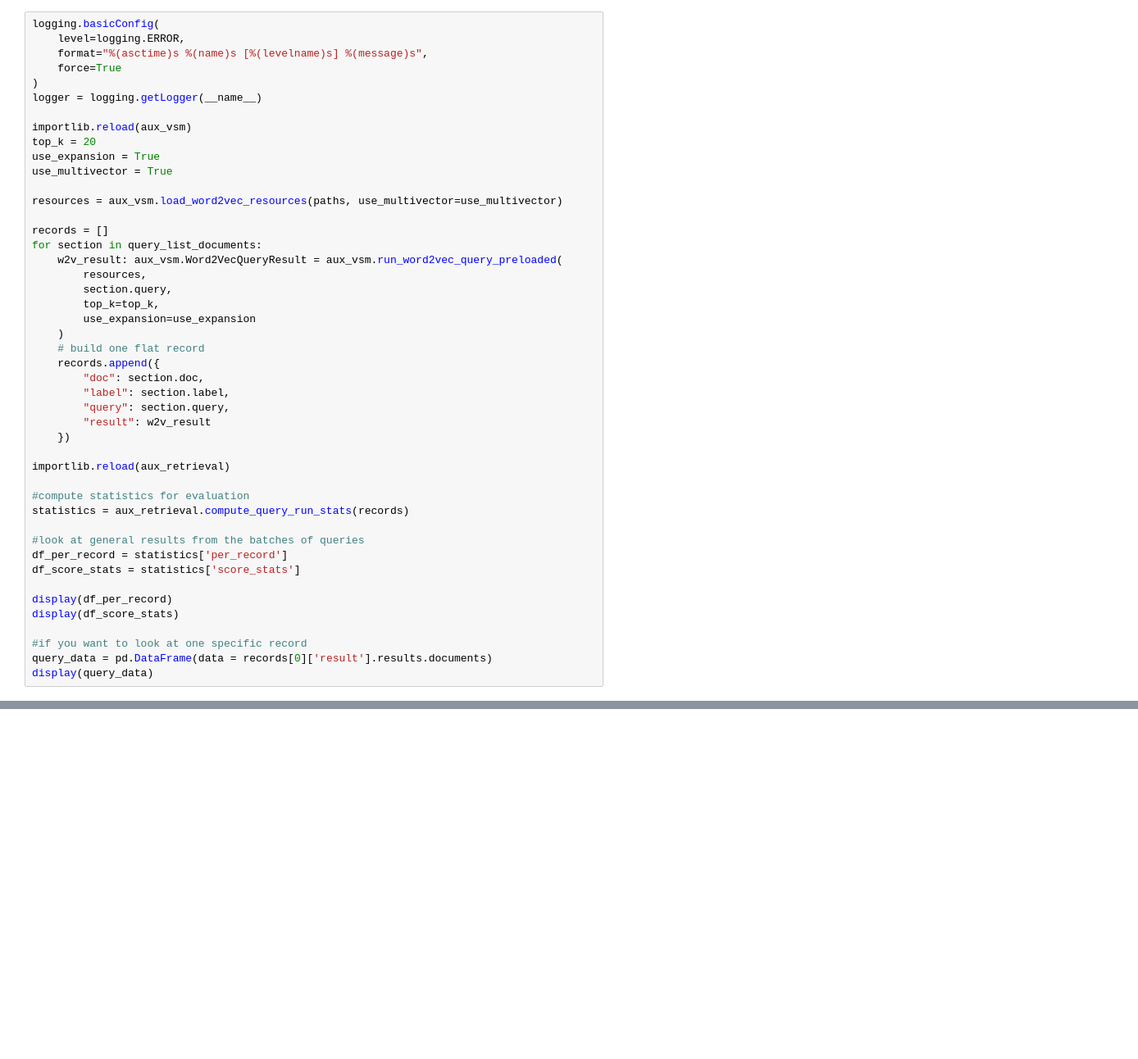
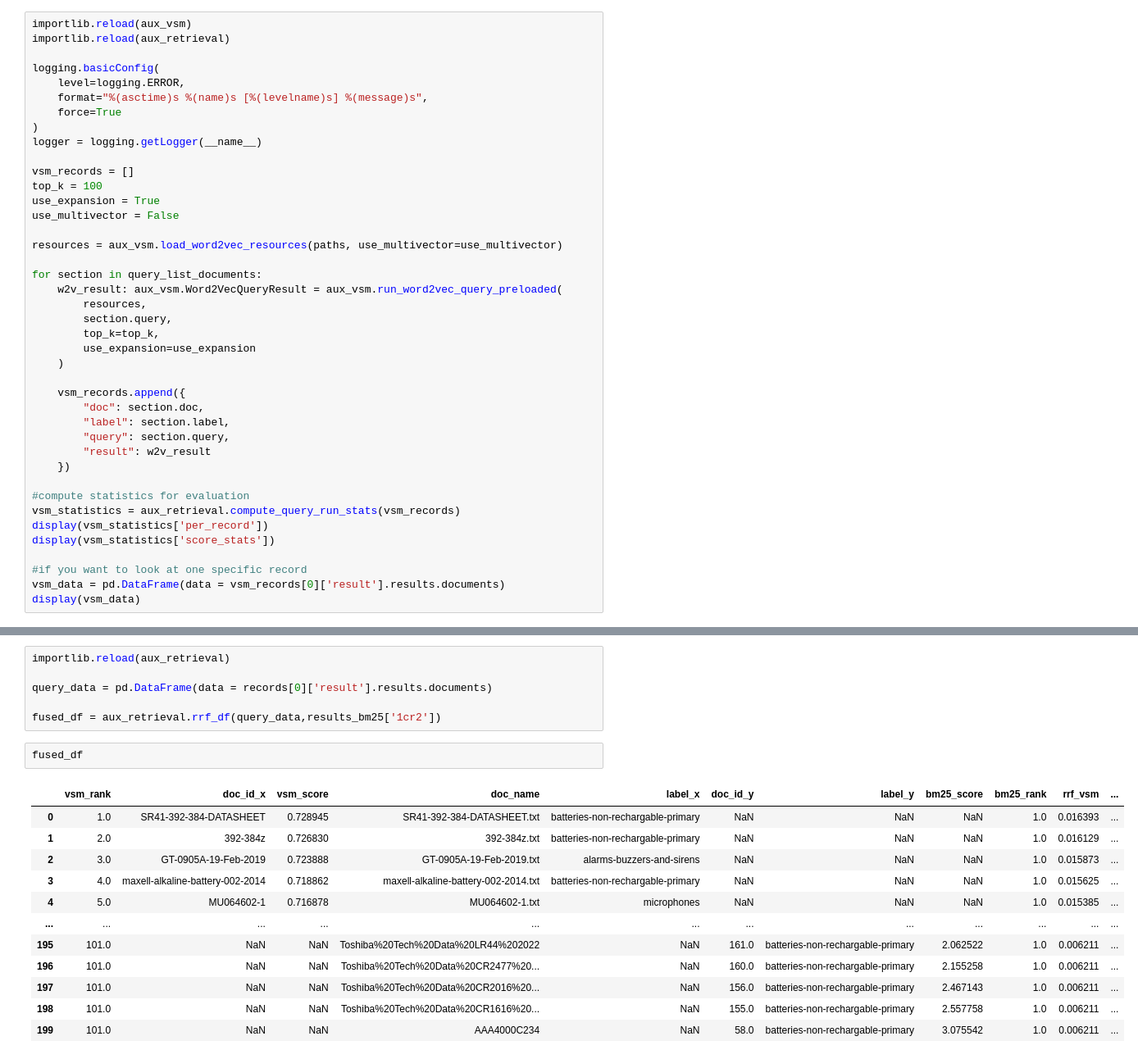
Before and after one commit to pablodevicente/RI_2-Product_Catalog_Classifier, a Jupyter notebook: 01-code/09 - retrieval_evaluation.ipynb, the cells around one changed output, grey strips where cells are left out. Shown: that part at 82% size. Saved outputs shown, nothing was run; the diff lists cells and outputs as text; blank space fills up the shorter version.

```diff
--- a/01-code/09 - retrieval_evaluation.ipynb
+++ b/01-code/09 - retrieval_evaluation.ipynb
@@ -220,4 +98,7 @@ display(df)
 # %%
+importlib.reload(aux_vsm)
+importlib.reload(aux_retrieval)
+
 logging.basicConfig(
     level=logging.ERROR,
     format="%(asctime)s %(name)s [%(levelname)s] %(message)s",
@@ -225,14 +106,13 @@ logging.basicConfig(
 )
 logger = logging.getLogger(__name__)
 
-importlib.reload(aux_vsm)
-top_k = 20
+vsm_records = []
+top_k = 100
 use_expansion = True
-use_multivector = True
+use_multivector = False
 
 resources = aux_vsm.load_word2vec_resources(paths, use_multivector=use_multivector)
 
-records = []
 for section in query_list_documents:
     w2v_result: aux_vsm.Word2VecQueryResult = aux_vsm.run_word2vec_query_preloaded(
         resources,
@@ -240,26 +120,19 @@ for section in query_list_documents:
         top_k=top_k,
         use_expansion=use_expansion
     )
-    # build one flat record
-    records.append({
+
+    vsm_records.append({
         "doc": section.doc,
         "label": section.label,
         "query": section.query,
         "result": w2v_result
     })
 
-importlib.reload(aux_retrieval)
-
 #compute statistics for evaluation
-statistics = aux_retrieval.compute_query_run_stats(records)
-
-#look at general results from the batches of queries
-df_per_record = statistics['per_record']
-df_score_stats = statistics['score_stats']
-
-display(df_per_record)
-display(df_score_stats)
+vsm_statistics = aux_retrieval.compute_query_run_stats(vsm_records)
+display(vsm_statistics['per_record'])
+display(vsm_statistics['score_stats'])
 
 #if you want to look at one specific record
-query_data = pd.DataFrame(data = records[0]['result'].results.documents)
-display(query_data)
+vsm_data = pd.DataFrame(data = vsm_records[0]['result'].results.documents)
+display(vsm_data)
@@ -265,0 +210,21 @@ display(query_data)
+# %%
+importlib.reload(aux_retrieval)
+
+query_data = pd.DataFrame(data = records[0]['result'].results.documents)
+
+fused_df = aux_retrieval.rrf_df(query_data,results_bm25['1cr2'])
+# %%
+fused_df
+# %% [output]
+|  | vsm_rank | doc_id_x | vsm_score | doc_name | label_x | doc_id_y | label_y | bm25_score | bm25_rank | rrf_vsm | ... |
+| 0 | 1.0 | SR41-392-384-DATASHEET | 0.728945 | SR41-392-384-DATASHEET.txt | batteries-non-rechargable-primary | NaN | NaN | NaN | 1.0 | 0.016393 | ... |
+| 1 | 2.0 | 392-384z | 0.726830 | 392-384z.txt | batteries-non-rechargable-primary | NaN | NaN | NaN | 1.0 | 0.016129 | ... |
+| 2 | 3.0 | GT-0905A-19-Feb-2019 | 0.723888 | GT-0905A-19-Feb-2019.txt | alarms-buzzers-and-sirens | NaN | NaN | NaN | 1.0 | 0.015873 | ... |
+| 3 | 4.0 | maxell-alkaline-battery-002-2014 | 0.718862 | maxell-alkaline-battery-002-2014.txt | batteries-non-rechargable-primary | NaN | NaN | NaN | 1.0 | 0.015625 | ... |
+| 4 | 5.0 | MU064602-1 | 0.716878 | MU064602-1.txt | microphones | NaN | NaN | NaN | 1.0 | 0.015385 | ... |
+| ... | ... | ... | ... | ... | ... | ... | ... | ... | ... | ... | ... |
+| 195 | 101.0 | NaN | NaN | Toshiba%20Tech%20Data%20LR44%202022 | NaN | 161.0 | batteries-non-rechargable-primary | 2.062522 | 1.0 | 0.006211 | ... |
+| 196 | 101.0 | NaN | NaN | Toshiba%20Tech%20Data%20CR2477%20... | NaN | 160.0 | batteries-non-rechargable-primary | 2.155258 | 1.0 | 0.006211 | ... |
+| 197 | 101.0 | NaN | NaN | Toshiba%20Tech%20Data%20CR2016%20... | NaN | 156.0 | batteries-non-rechargable-primary | 2.467143 | 1.0 | 0.006211 | ... |
+| 198 | 101.0 | NaN | NaN | Toshiba%20Tech%20Data%20CR1616%20... | NaN | 155.0 | batteries-non-rechargable-primary | 2.557758 | 1.0 | 0.006211 | ... |
+| 199 | 101.0 | NaN | NaN | AAA4000C234 | NaN | 58.0 | batteries-non-rechargable-primary | 3.075542 | 1.0 | 0.006211 | ... |
```
Also changed, not shown: parts of 19 cells of this notebook, 4 other files.
